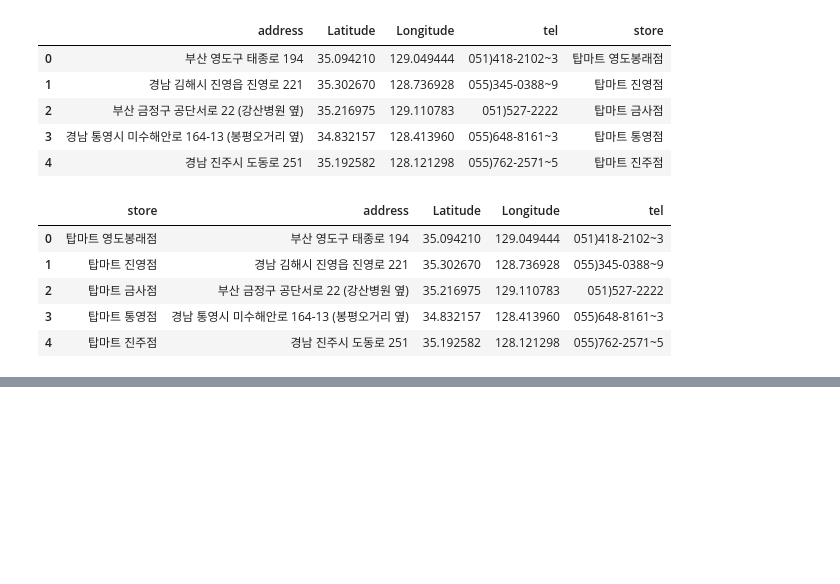
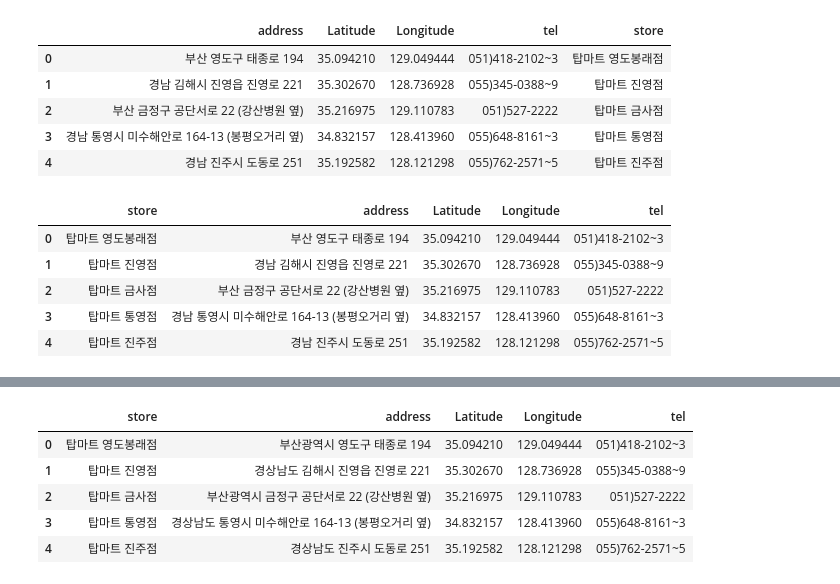
Before and after one commit to sohee0/4Mart, a Jupyter notebook: TopMart/topmart_revice.ipynb, the cells around one changed output, grey strips where cells are left out. Cells and saved outputs as stored; diff of their text form; code cells hidden in the pictures; blank space fills up the shorter version.

```diff
--- a/TopMart/topmart_revice.ipynb
+++ b/TopMart/topmart_revice.ipynb
@@ -72,2 +155,10 @@ data.head()
 # %%
-data.to_csv('topmart_shop_info_loc.csv', index=True)
+topmart.to_csv('./topmart_shop_info_loc.csv', encoding='utf-8', index=False)
+topmart.head()
+# %% [output]
+|  | store | address | Latitude | Longitude | tel |
+| 0 | 탑마트 영도봉래점 | 부산광역시 영도구 태종로 194 | 35.094210 | 129.049444 | 051)418-2102~3 |
+| 1 | 탑마트 진영점 | 경상남도 김해시 진영읍 진영로 221 | 35.302670 | 128.736928 | 055)345-0388~9 |
+| 2 | 탑마트 금사점 | 부산광역시 금정구 공단서로 22 (강산병원 옆) | 35.216975 | 129.110783 | 051)527-2222 |
+| 3 | 탑마트 통영점 | 경상남도 통영시 미수해안로 164-13 (봉평오거리 옆) | 34.832157 | 128.413960 | 055)648-8161~3 |
+| 4 | 탑마트 진주점 | 경상남도 진주시 도동로 251 | 35.192582 | 128.121298 | 055)762-2571~5 |
```
Also changed, not shown: parts of 8 cells of this notebook, 1 other file.
